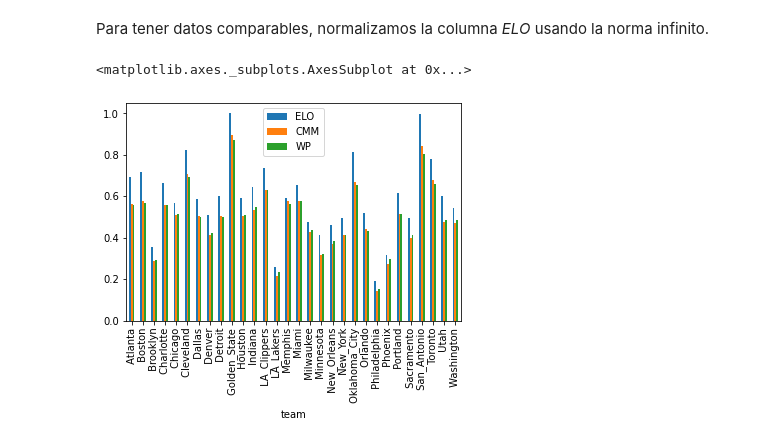
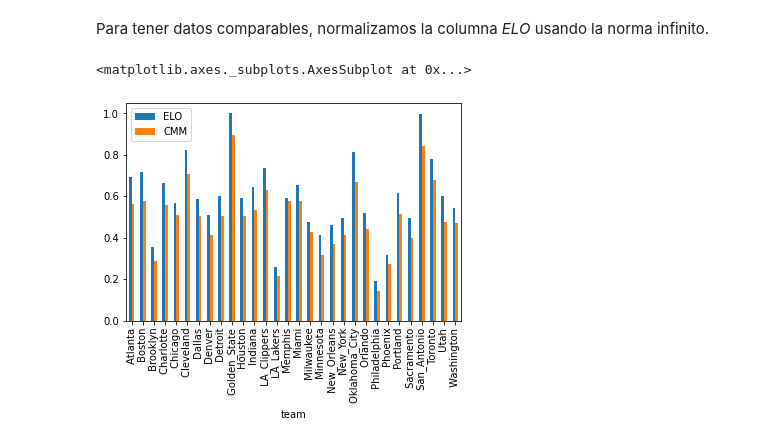
Before and after one commit to wgbusch/mt, a Jupyter notebook: src/NBA_Analisis.ipynb, the cells around one changed output. Saved outputs shown, nothing was run; the diff lists cells and outputs as text; code cells hidden in the pictures.

```diff
--- a/src/NBA_Analisis.ipynb
+++ b/src/NBA_Analisis.ipynb
@@ -39,7 +36,7 @@ Para tener datos comparables, normalizamos la columna *ELO* usando la norma infi
 # %%
 nba['ELO'] = nba['ELO'].apply(lambda x: x/nba['ELO'].max())
 # %%
-nba.plot.bar(x='team', y=['ELO','CMM','WP'])
+nba.plot.bar(x='team', y=['ELO','CMM'])
 # %% [output]
 <matplotlib.axes._subplots.AxesSubplot at 0x...>
-[figure, old version]
+[figure, new version]
```
Also changed, not shown: parts of 5 cells of this notebook, 1 other file.
